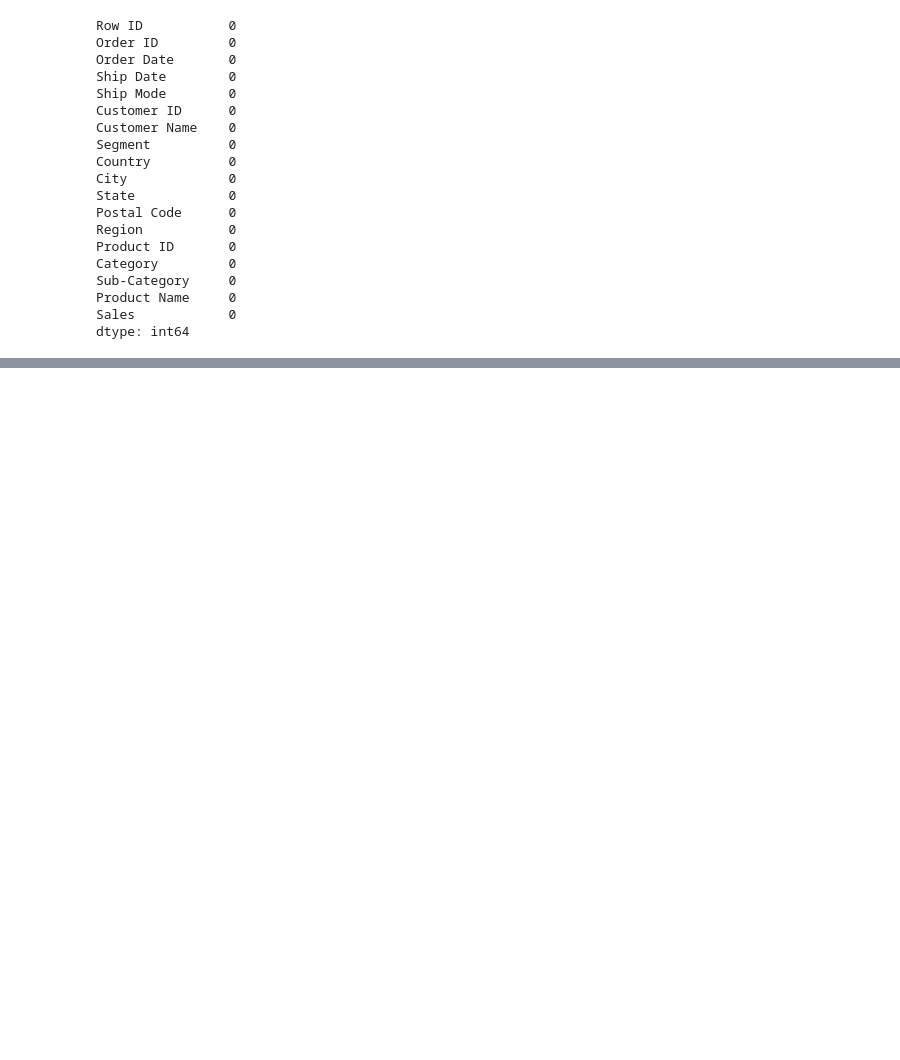
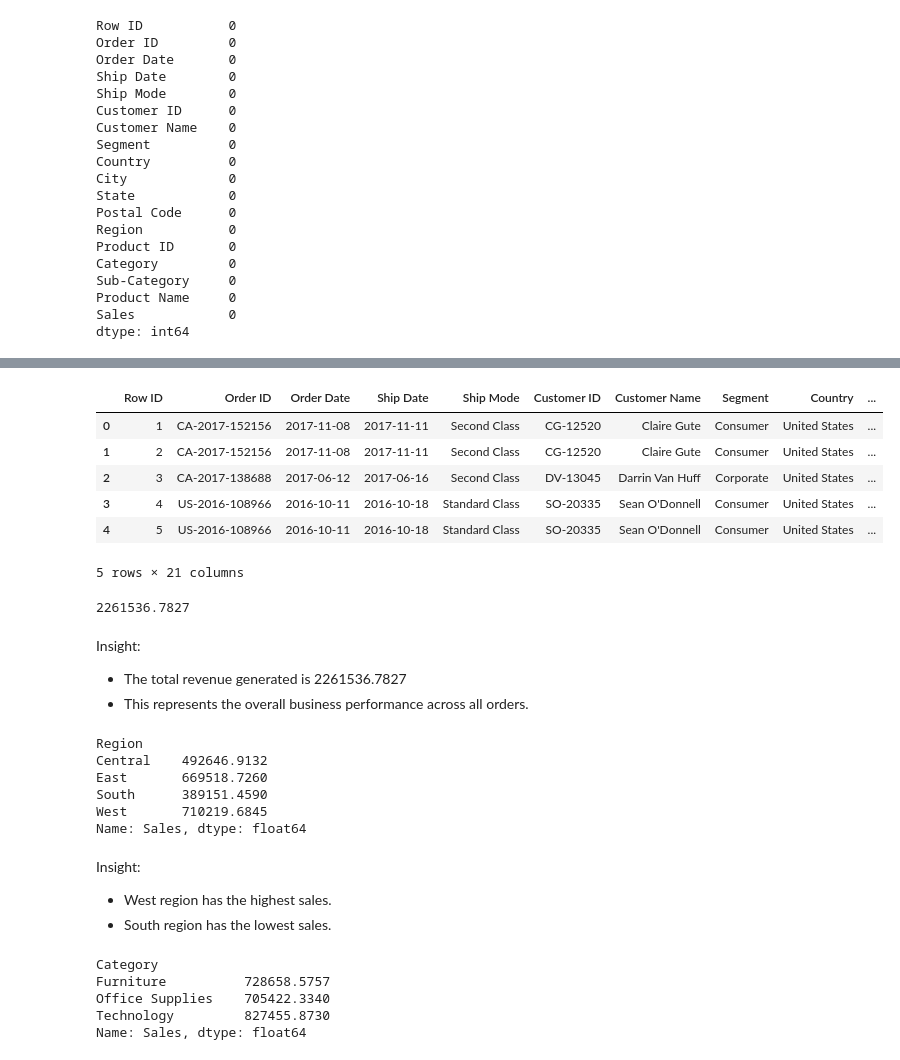
Before and after one commit to siva252005/ecommerce-sales-analysis, a Jupyter notebook: notebook.ipynb, the cells around one changed output, grey strips where cells are left out. Saved outputs shown, nothing was run; the diff lists cells and outputs as text; code cells hidden in the pictures; blank space fills up the shorter version.

```diff
--- a/notebook.ipynb
+++ b/notebook.ipynb
@@ -165,0 +191,44 @@ dtype: int64
+# %%
+df['Month'] = df['Order Date'].dt.month
+df['Year'] = df['Order Date'].dt.year
+df.head()
+# %% [output]
+|  | Row ID | Order ID | Order Date | Ship Date | Ship Mode | Customer ID | Customer Name | Segment | Country | ... |
+| 0 | 1 | CA-2017-152156 | 2017-11-08 | 2017-11-11 | Second Class | CG-12520 | Claire Gute | Consumer | United States | ... |
+| 1 | 2 | CA-2017-152156 | 2017-11-08 | 2017-11-11 | Second Class | CG-12520 | Claire Gute | Consumer | United States | ... |
+| 2 | 3 | CA-2017-138688 | 2017-06-12 | 2017-06-16 | Second Class | DV-13045 | Darrin Van Huff | Corporate | United States | ... |
+| 3 | 4 | US-2016-108966 | 2016-10-11 | 2016-10-18 | Standard Class | SO-20335 | Sean O'Donnell | Consumer | United States | ... |
+| 4 | 5 | US-2016-108966 | 2016-10-11 | 2016-10-18 | Standard Class | SO-20335 | Sean O'Donnell | Consumer | United States | ... |
+5 rows × 21 columns
+# %%
+total_sales = df['Sales'].sum()
+print(total_sales)
+# %% [output]
+2261536.7827
+# %% [markdown]
+Insight:
+- The total revenue generated is 2261536.7827
+- This represents the overall business performance across all orders.
+# %%
+region_sales = df.groupby('Region')['Sales'].sum()
+print(region_sales)
+# %% [output]
+Region
+Central    492646.9132
+East       669518.7260
+South      389151.4590
+West       710219.6845
+Name: Sales, dtype: float64
+# %% [markdown]
+Insight:
+- West region has the highest sales.
+- South region has the lowest sales.
+# %%
+category_sales = df.groupby('Category')['Sales'].sum()
+print(category_sales)
+# %% [output]
+Category
+Furniture          728658.5757
+Office Supplies    705422.3340
+Technology         827455.8730
+Name: Sales, dtype: float64
```
Also changed, not shown: parts of 10 cells of this notebook, 1 other file.
